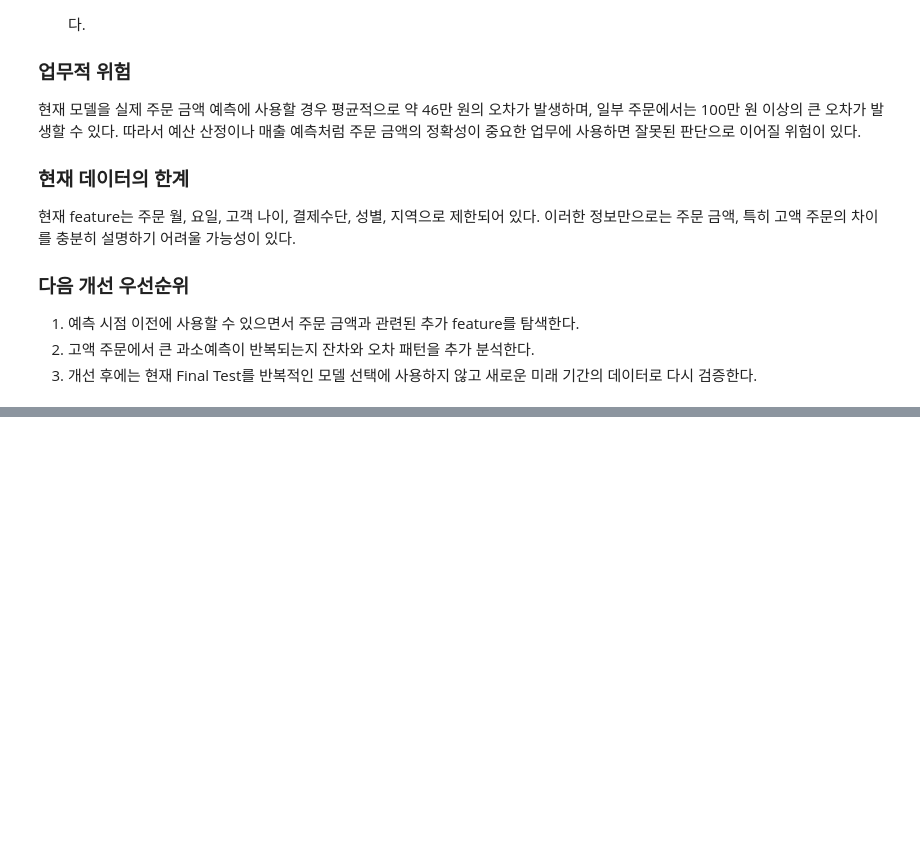
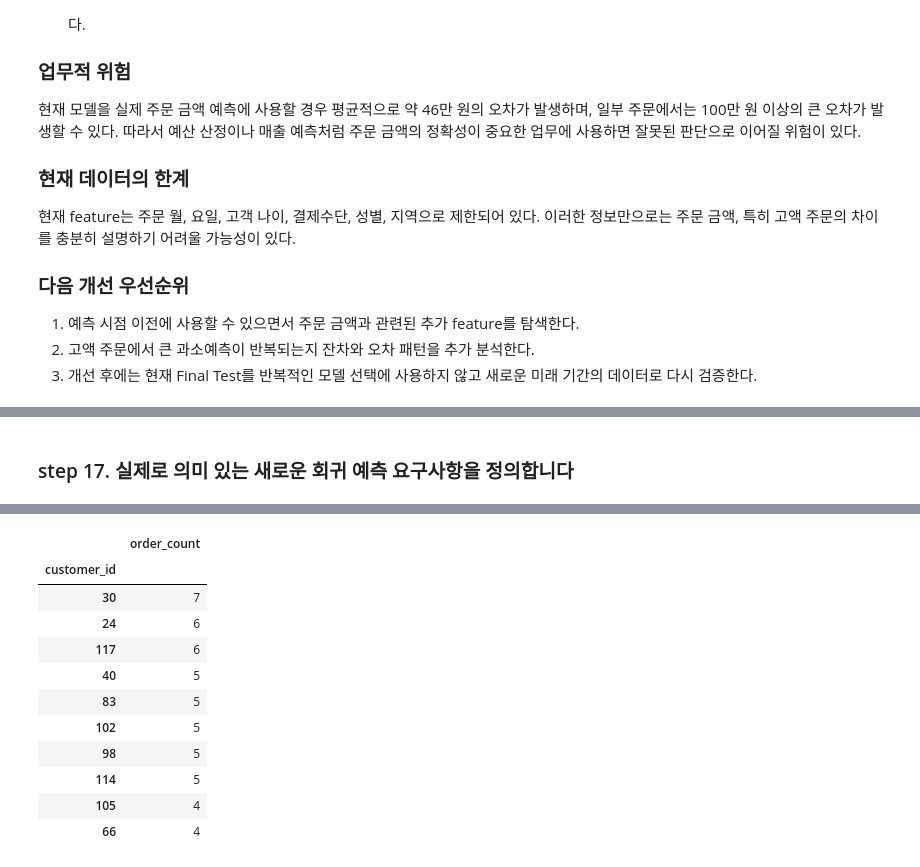
Before and after one commit to sangjae-lee97/kant-axagent-study, a Jupyter notebook: llm-data-analysis-course/chapter09/chapter09.ipynb, the cells around one changed output, grey strips where cells are left out. Cells and saved outputs as stored; diff of their text form; code cells hidden in the pictures; blank space fills up the shorter version.

```diff
--- a/llm-data-analysis-course/chapter09/chapter09.ipynb
+++ b/llm-data-analysis-course/chapter09/chapter09.ipynb
@@ -490,0 +508,65 @@ Baseline 대비 MAE 개선율은 -3.47%로 Notebook에서 확인한 결과와
+# %% [markdown]
+### step 17. 실제로 의미 있는 새로운 회귀 예측 요구사항을 정의합니다
+# %%
+# STEP 17 후보 예측 문제를 고르기 위한 데이터 확인
+
+import pandas as pd
+
+# 날짜형 확인
+orders["order_date"] = pd.to_datetime(orders["order_date"])
+
+print("=== 전체 데이터 기간 ===")
+print("시작일:", orders["order_date"].min())
+print("종료일:", orders["order_date"].max())
+print("개월 수:", orders["order_date"].dt.to_period("M").nunique())
+print("주 수:", orders["order_date"].dt.to_period("W").nunique())
+
+
+# 1. 고객별 향후 구매금액 예측 가능성
+customer_order_counts = (
+    orders.groupby("customer_id")
+    .size()
+    .sort_values(ascending=False)
+)
+
+print("\n=== 고객 반복 구매 현황 ===")
+print("고객 수:", customer_order_counts.size)
+print("고객당 평균 주문 수:", round(customer_order_counts.mean(), 2))
+print("2회 이상 주문 고객:", (customer_order_counts >= 2).sum())
+print("3회 이상 주문 고객:", (customer_order_counts >= 3).sum())
+print("5회 이상 주문 고객:", (customer_order_counts >= 5).sum())
+print("\n고객별 주문 수 상위:")
+display(customer_order_counts.head(10).to_frame("order_count"))
+
+
+# 2. 상품별 판매량 예측 가능성
+print("\n=== 상품 관련 컬럼 확인 ===")
+print("order_items 컬럼:", order_items.columns.tolist())
+
+if "product_id" in order_items.columns:
+    print("상품 수:", order_items["product_id"].nunique())
+    print(
+        "상품당 평균 주문상세 수:",
+        round(order_items.groupby("product_id").size().mean(), 2)
+    )
+else:
+    print("product_id가 없어 상품별 예측은 바로 만들기 어렵습니다.")
+
+
+# 3. 카테고리별 매출 예측 가능성
+print("\n=== 카테고리 관련 컬럼 확인 ===")
+
+category_columns = [
+    col
+    for col in order_items.columns
+    if "category" in col.lower()
+]
+
+print("order_items의 category 관련 컬럼:", category_columns)
+
+print("\n=== 판단에 사용할 핵심 질문 ===")
+print("1. 고객별 반복 구매가 충분한가?")
+print("2. product_id가 존재하는가?")
+print("3. category 정보를 현재 데이터에서 연결할 수 있는가?")
+print("4. 월 단위 예측을 만들 만큼 기간이 충분한가?")
+# %% [output]
@@ -490,0 +587,12 @@ Baseline 대비 MAE 개선율은 -3.47%로 Notebook에서 확인한 결과와
+|  | order_count |
+| customer_id |  |
+| 30 | 7 |
+| 24 | 6 |
+| 117 | 6 |
+| 40 | 5 |
+| 83 | 5 |
+| 102 | 5 |
+| 98 | 5 |
+| 114 | 5 |
+| 105 | 4 |
+| 66 | 4 |
```
Also changed, not shown: parts of 36 cells of this notebook, 2 other files.
